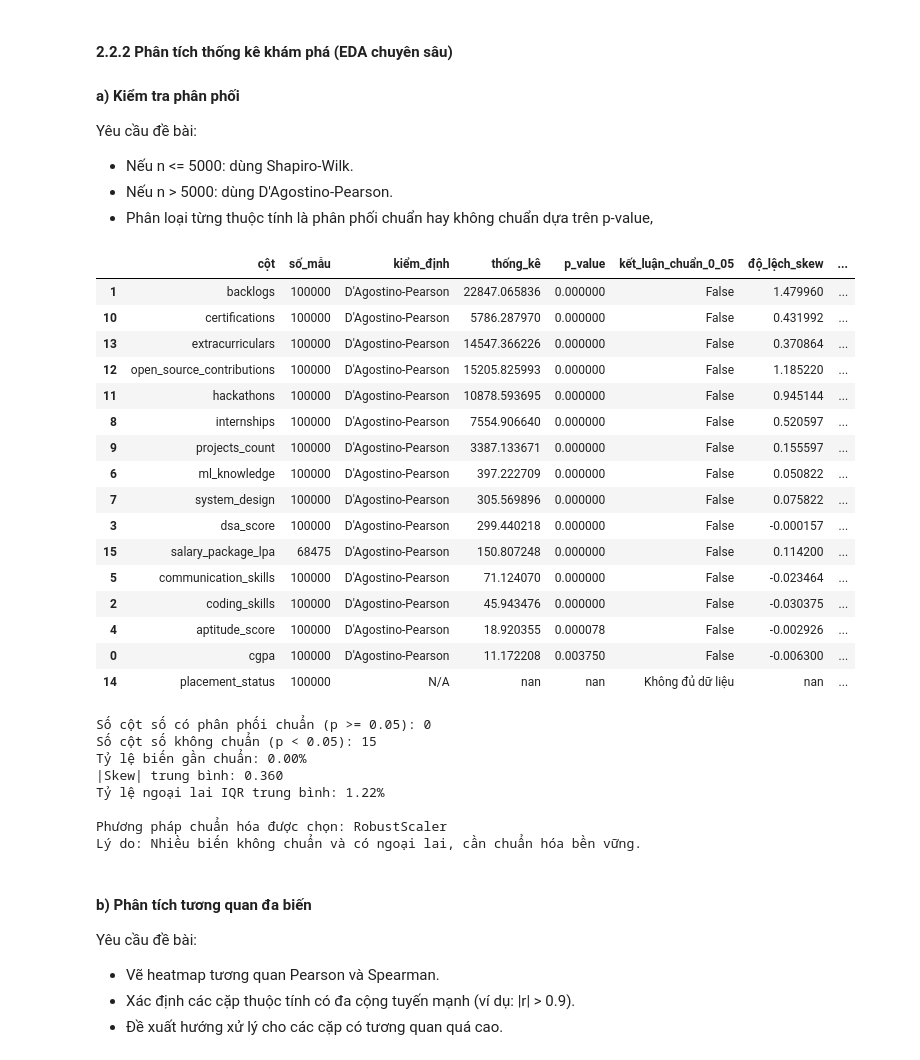
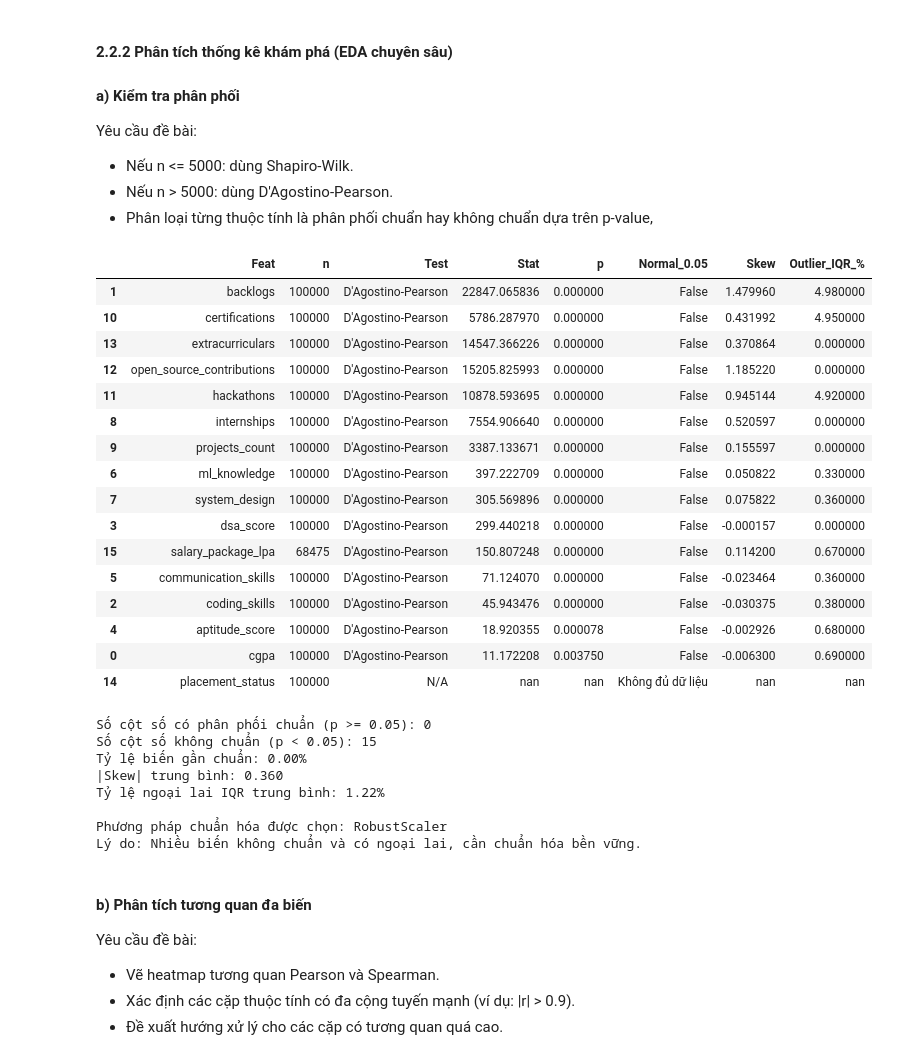
Before and after one commit to hoangphi117/data-mining-lab01, a Jupyter notebook: notebooks/02_EDA_tabular.ipynb, the cells around one changed output. Cells and saved outputs as stored; diff of their text form; code cells hidden in the pictures.

```diff
--- a/notebooks/02_EDA_tabular.ipynb
+++ b/notebooks/02_EDA_tabular.ipynb
@@ -13,7 +13,15 @@ Nhóm lựa chọn tập dữ liệu: **Student Placement Prediction**
 import pandas as pd
 import numpy as np
 from pathlib import Path
-from IPython.display import display
+
+def display(obj):
+    styler_cls = getattr(pd.io.formats.style, 'Styler', None)
+    if styler_cls is not None and isinstance(obj, styler_cls):
+        print(obj.data.to_string(index=False))
+    elif isinstance(obj, pd.DataFrame):
+        print(obj.to_string(index=False))
+    else:
+        print(obj)
 
 csv_path = Path('../data/raw/student_placement_raw.csv')
 encodings_to_try = ['utf-8', 'utf-8-sig', 'cp1252', 'latin1']
@@ -145,8 +153,21 @@ for col in numeric_cols:
 
 normality_df = pd.DataFrame(normality_results).sort_values('p_value', na_position='last')
 
+# Bảng hiển thị ngắn gọn để dễ theo dõi trong notebook
+normality_rename_map = {
+    'cột': 'Feat',
+    'số_mẫu': 'n',
+    'kiểm_định': 'Test',
+    'thống_kê': 'Stat',
+    'p_value': 'p',
+    'kết_luận_chuẩn_0_05': 'Normal_0.05',
+    'độ_lệch_skew': 'Skew',
+    'tỷ_lệ_ngoại_lai_IQR_%': 'Outlier_IQR_%'
+}
+normality_export_df = normality_df.rename(columns=normality_rename_map)
+
 display(
-    normality_df.style
+    normality_export_df.style
     .set_properties(**{'text-align': 'left'})
     .set_table_styles([
         {'selector': 'th', 'props': [('text-align', 'left')]},
@@ -161,50 +182,50 @@ non_normal_count = (valid_df['kết_luận_chuẩn_0_05'] == False).sum()
 
 print(f'Số cột số có phân phối chuẩn (p >= 0.05): {normal_count}')
 print(f'Số cột số không chuẩn (p < 0.05): {non_normal_count}')
 
 # Lựa chọn phương pháp chuẩn hóa dựa trên kết quả kiểm định và đặc trưng phân phối
 if len(valid_df) == 0:
     chosen_scaler = 'RobustScaler'
     reason = 'Không đủ dữ liệu kiểm định, ưu tiên phương pháp bền vững với ngoại lai.'
 else:
     normal_ratio = normal_count / len(valid_df)
     mean_abs_skew = valid_df['độ_lệch_skew'].abs().mean()
     mean_outlier_ratio = valid_df['tỷ_lệ_ngoại_lai_IQR_%'].mean()
 
     if normal_ratio >= 0.7:
         chosen_scaler = 'StandardScaler (Z-score)'
         reason = 'Phần lớn biến gần chuẩn (>= 70%).'
     elif mean_abs_skew >= 1.0:
         chosen_scaler = 'QuantileTransformer'
         reason = 'Dữ liệu lệch mạnh (|skew| trung bình cao), cần biến đổi phân phối.'
     else:
         chosen_scaler = 'RobustScaler'
         reason = 'Nhiều biến không chuẩn và có ngoại lai, cần chuẩn hóa bền vững.'
 
     print(f'Tỷ lệ biến gần chuẩn: {normal_ratio:.2%}')
     print(f'|Skew| trung bình: {mean_abs_skew:.3f}')
     print(f'Tỷ lệ ngoại lai IQR trung bình: {mean_outlier_ratio:.2f}%')
 
 print(f'\nPhương pháp chuẩn hóa được chọn: {chosen_scaler}')
 print(f'Lý do: {reason}')
 # %% [output]
-|  | cột | số_mẫu | kiểm_định | thống_kê | p_value | kết_luận_chuẩn_0_05 | độ_lệch_skew | ... |
-| 1 | backlogs | 100000 | D'Agostino-Pearson | 22847.065836 | 0.000000 | False | 1.479960 | ... |
-| 10 | certifications | 100000 | D'Agostino-Pearson | 5786.287970 | 0.000000 | False | 0.431992 | ... |
-| 13 | extracurriculars | 100000 | D'Agostino-Pearson | 14547.366226 | 0.000000 | False | 0.370864 | ... |
-| 12 | open_source_contributions | 100000 | D'Agostino-Pearson | 15205.825993 | 0.000000 | False | 1.185220 | ... |
-| 11 | hackathons | 100000 | D'Agostino-Pearson | 10878.593695 | 0.000000 | False | 0.945144 | ... |
-| 8 | internships | 100000 | D'Agostino-Pearson | 7554.906640 | 0.000000 | False | 0.520597 | ... |
-| 9 | projects_count | 100000 | D'Agostino-Pearson | 3387.133671 | 0.000000 | False | 0.155597 | ... |
-| 6 | ml_knowledge | 100000 | D'Agostino-Pearson | 397.222709 | 0.000000 | False | 0.050822 | ... |
-| 7 | system_design | 100000 | D'Agostino-Pearson | 305.569896 | 0.000000 | False | 0.075822 | ... |
-| 3 | dsa_score | 100000 | D'Agostino-Pearson | 299.440218 | 0.000000 | False | -0.000157 | ... |
-| 15 | salary_package_lpa | 68475 | D'Agostino-Pearson | 150.807248 | 0.000000 | False | 0.114200 | ... |
-| 5 | communication_skills | 100000 | D'Agostino-Pearson | 71.124070 | 0.000000 | False | -0.023464 | ... |
-| 2 | coding_skills | 100000 | D'Agostino-Pearson | 45.943476 | 0.000000 | False | -0.030375 | ... |
-| 4 | aptitude_score | 100000 | D'Agostino-Pearson | 18.920355 | 0.000078 | False | -0.002926 | ... |
-| 0 | cgpa | 100000 | D'Agostino-Pearson | 11.172208 | 0.003750 | False | -0.006300 | ... |
-| 14 | placement_status | 100000 | N/A | nan | nan | Không đủ dữ liệu | nan | ... |
+|  | Feat | n | Test | Stat | p | Normal_0.05 | Skew | Outlier_IQR_% |
+| 1 | backlogs | 100000 | D'Agostino-Pearson | 22847.065836 | 0.000000 | False | 1.479960 | 4.980000 |
+| 10 | certifications | 100000 | D'Agostino-Pearson | 5786.287970 | 0.000000 | False | 0.431992 | 4.950000 |
+| 13 | extracurriculars | 100000 | D'Agostino-Pearson | 14547.366226 | 0.000000 | False | 0.370864 | 0.000000 |
+| 12 | open_source_contributions | 100000 | D'Agostino-Pearson | 15205.825993 | 0.000000 | False | 1.185220 | 0.000000 |
+| 11 | hackathons | 100000 | D'Agostino-Pearson | 10878.593695 | 0.000000 | False | 0.945144 | 4.920000 |
+| 8 | internships | 100000 | D'Agostino-Pearson | 7554.906640 | 0.000000 | False | 0.520597 | 0.000000 |
+| 9 | projects_count | 100000 | D'Agostino-Pearson | 3387.133671 | 0.000000 | False | 0.155597 | 0.000000 |
+| 6 | ml_knowledge | 100000 | D'Agostino-Pearson | 397.222709 | 0.000000 | False | 0.050822 | 0.330000 |
+| 7 | system_design | 100000 | D'Agostino-Pearson | 305.569896 | 0.000000 | False | 0.075822 | 0.360000 |
+| 3 | dsa_score | 100000 | D'Agostino-Pearson | 299.440218 | 0.000000 | False | -0.000157 | 0.000000 |
+| 15 | salary_package_lpa | 68475 | D'Agostino-Pearson | 150.807248 | 0.000000 | False | 0.114200 | 0.670000 |
+| 5 | communication_skills | 100000 | D'Agostino-Pearson | 71.124070 | 0.000000 | False | -0.023464 | 0.360000 |
+| 2 | coding_skills | 100000 | D'Agostino-Pearson | 45.943476 | 0.000000 | False | -0.030375 | 0.380000 |
+| 4 | aptitude_score | 100000 | D'Agostino-Pearson | 18.920355 | 0.000078 | False | -0.002926 | 0.680000 |
+| 0 | cgpa | 100000 | D'Agostino-Pearson | 11.172208 | 0.003750 | False | -0.006300 | 0.690000 |
+| 14 | placement_status | 100000 | N/A | nan | nan | Không đủ dữ liệu | nan | nan |
 Số cột số có phân phối chuẩn (p >= 0.05): 0
 Số cột số không chuẩn (p < 0.05): 15
 Tỷ lệ biến gần chuẩn: 0.00%
```
Also changed, not shown: parts of 7 cells of this notebook.
